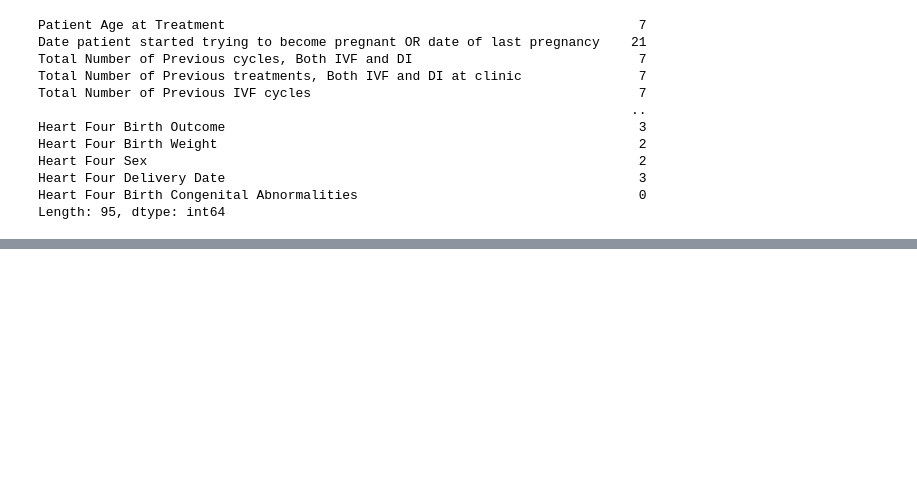
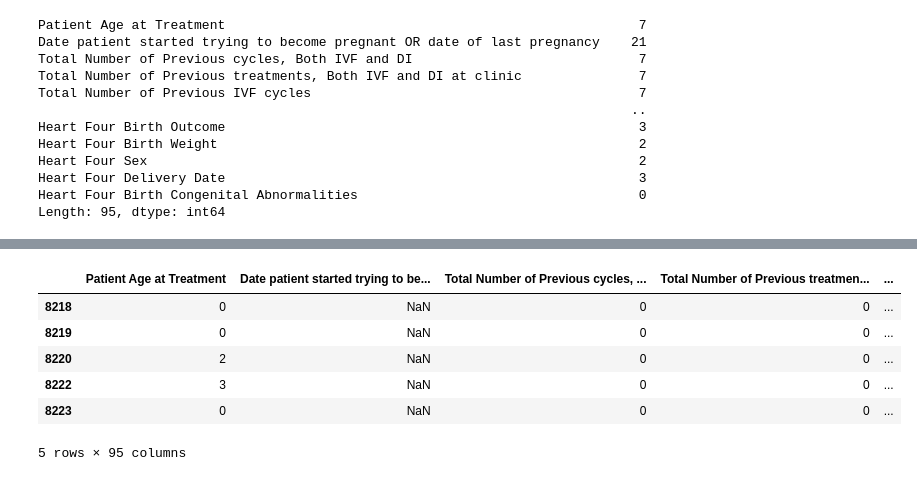
Before and after one commit to harry-bpm/plds_teamc, a Jupyter notebook: notebook/data_exploration.ipynb, the cells around one changed output, grey strips where cells are left out. Drawn from its saved outputs; the diff is of its cells as text; code cells hidden in the pictures; blank space fills up the shorter version.

```diff
--- a/notebook/data_exploration.ipynb
+++ b/notebook/data_exploration.ipynb
@@ -106,0 +121,19 @@ Length: 95, dtype: int64
+# %%
+df_combined_source = df_combined.dropna(subset = ["Egg Source","Sperm From"])
+df_combined_stimulation = df_combined_source[df_combined_source['Stimulation used'] != 0]
+#Convert patient age to categorical data
+df_combined_stimulation = df_combined_stimulation[df_combined_stimulation['Patient Age at Treatment'] != "999"]
+df_combined_stimulation["Patient Age at Treatment"] = df_combined_stimulation["Patient Age at Treatment"].str.replace(" ","")
+# %%
+df_combined_stimulation["Patient Age at Treatment"] = df_combined_stimulation.replace({"Patient Age at Treatment":{"18-34":"0", "35-37":"1" ,"38-39": "2","40-42": "3", "43-44": "4","44-50": "5"}})
+
+
+df_combined_stimulation.head()
+# %% [output]
+|  | Patient Age at Treatment | Date patient started trying to be... | Total Number of Previous cycles, ... | Total Number of Previous treatmen... | ... |
+| 8218 | 0 | NaN | 0 | 0 | ... |
+| 8219 | 0 | NaN | 0 | 0 | ... |
+| 8220 | 2 | NaN | 0 | 0 | ... |
+| 8222 | 3 | NaN | 0 | 0 | ... |
+| 8223 | 0 | NaN | 0 | 0 | ... |
+5 rows × 95 columns
```
Also changed, not shown: parts of 6 cells of this notebook.
